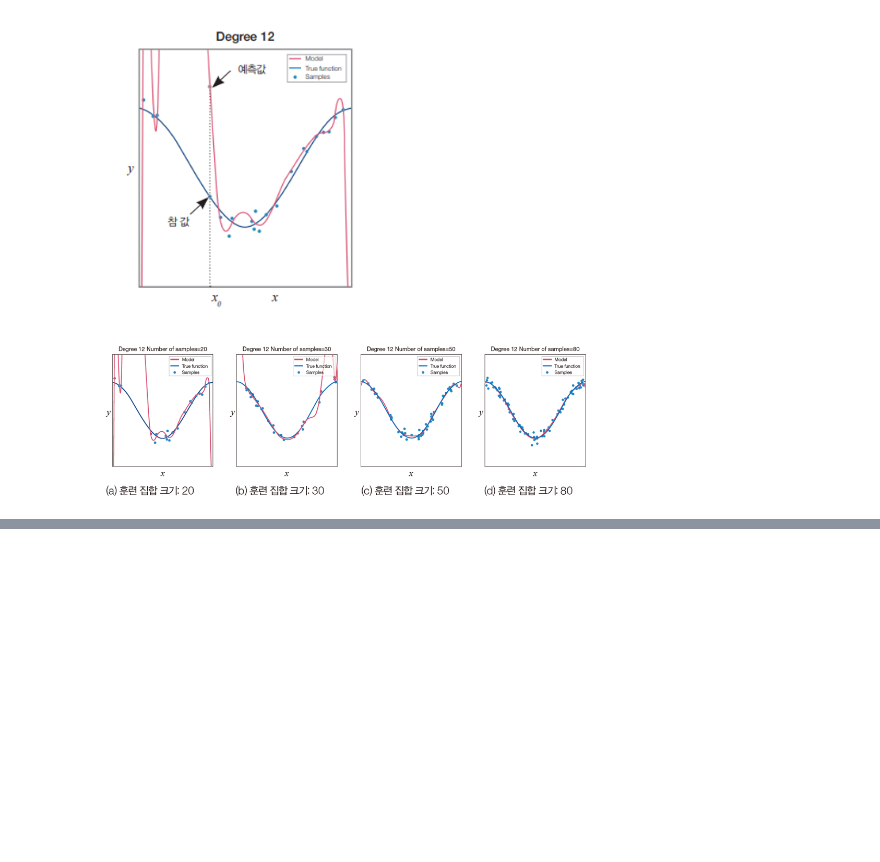
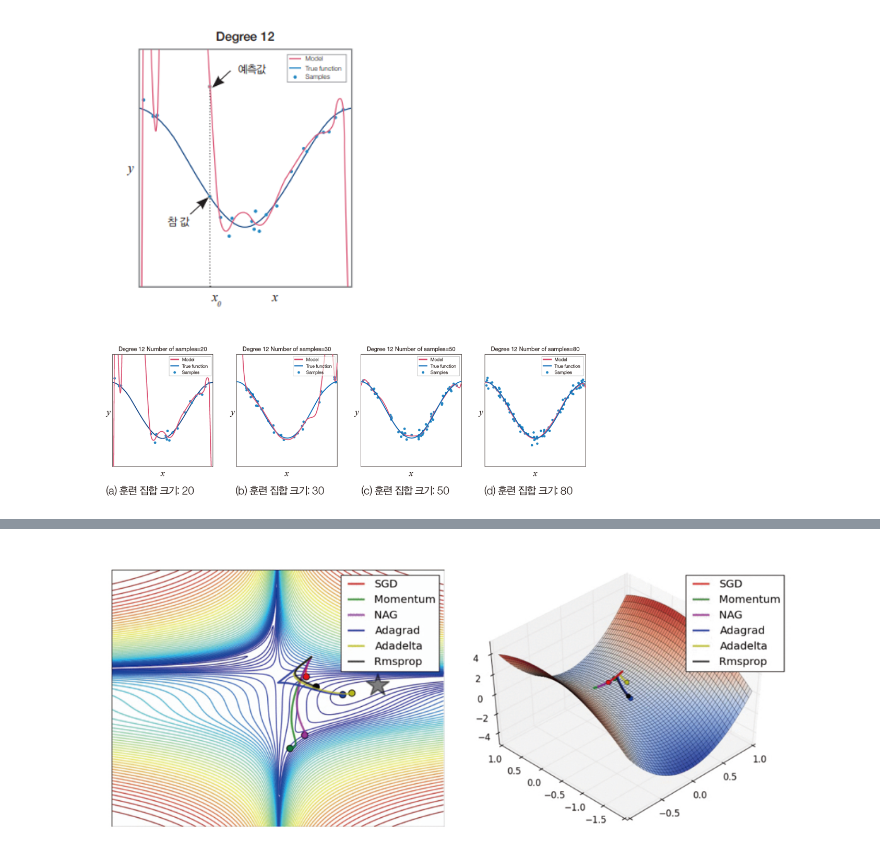
Before and after one commit to bigdataleeky/python, a Jupyter notebook: 20220421/20220421.ipynb, the cells around one changed output, grey strips where cells are left out. Cells and saved outputs as stored; diff of their text form; code cells hidden in the pictures; blank space fills up the shorter version.

```diff
--- a/20220421/20220421.ipynb
+++ b/20220421/20220421.ipynb
@@ -745,0 +847,6 @@ print(f"교차 엔트로피 정확률 { round(accuracy_corse[1]*100, 3) }")
+# %%
+# 적응적 합습률을적용한 옵티마이저의 특성
+Image("https://raw.githubusercontent.com/bigdataleeky/python/main/image/47.PNG", width=700)
+# https://cs231n.github.io/neural-networks-3/
+# %% [output]
+[figure, added]
```
Also changed, not shown: parts of 38 cells of this notebook.
